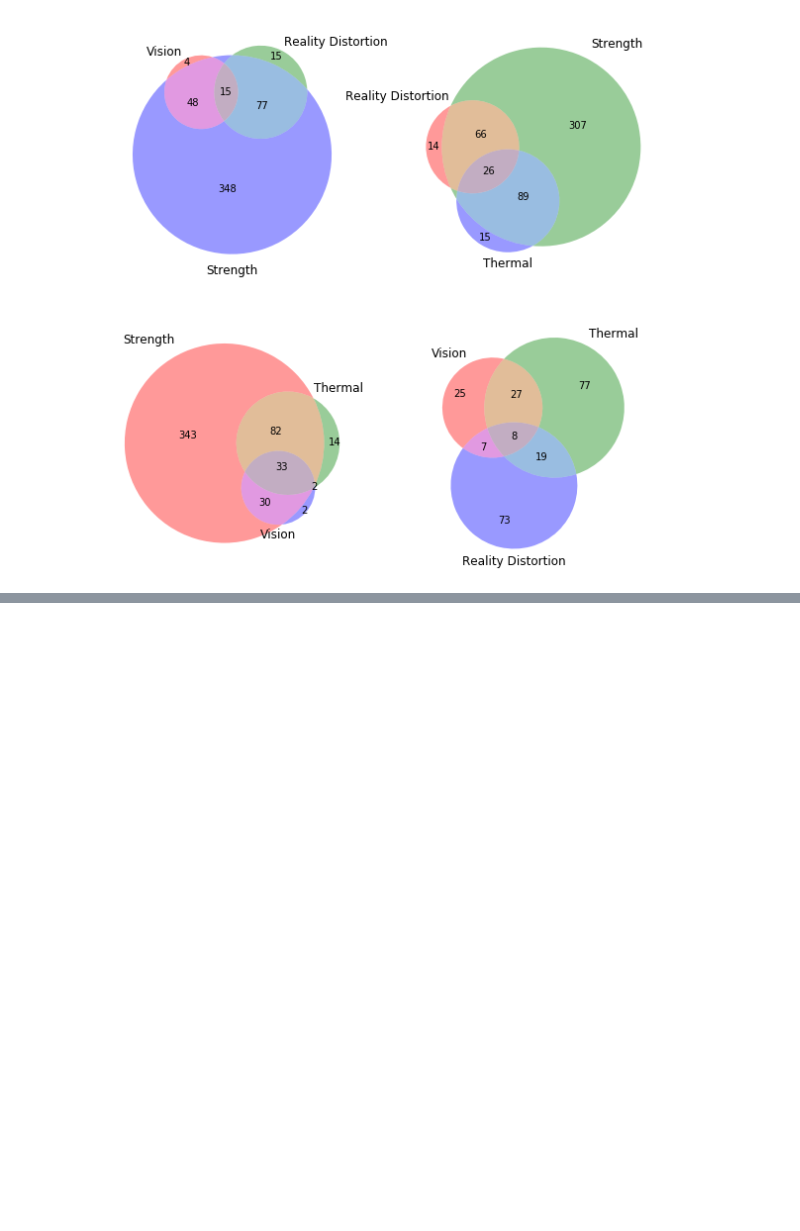
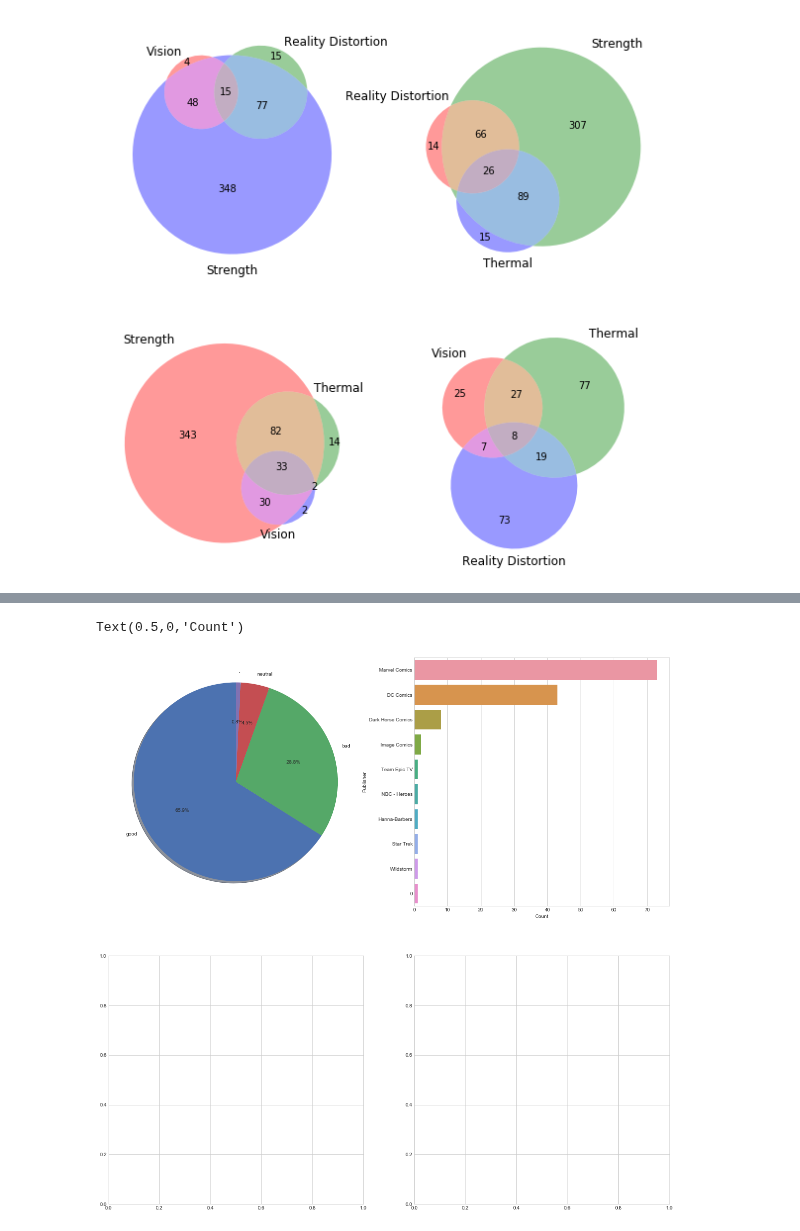
Before and after one commit to sominw/Kaggle, a Jupyter notebook: superheros/starter.ipynb, the cells around one changed output, grey strips where cells are left out. Cells and saved outputs as stored; diff of their text form; code cells hidden in the pictures; blank space fills up the shorter version.

```diff
--- a/superheros/starter.ipynb
+++ b/superheros/starter.ipynb
@@ -114,0 +147,14 @@ venn3([vision_heroes, thermal_heroes, reality_dist_heroes],
+# %%
+f, ax = plt.subplots(ncols=2, nrows=2, figsize=(20,20))
+explode = (0, 0.1, 0, 0)
+x = ax[0][0].pie(list(thermal_hero_prop['Alignment'].value_counts()),
+             labels=list(thermal_hero_prop['Alignment'].unique()),
+             autopct='%1.1f%%', shadow=True, startangle=90)
+sns.barplot(x = 'Publisher', y='index',
+            data=pd.DataFrame(thermal_hero_prop.Publisher.value_counts()).reset_index(),
+            orient='h',ax=ax[0][1])
+ax[0][1].set_ylabel('Publisher')
+ax[0][1].set_xlabel('Count')
+# %% [output]
+Text(0.5,0,'Count')
+[figure, added]
```
Also changed, not shown: parts of 8 cells of this notebook.
